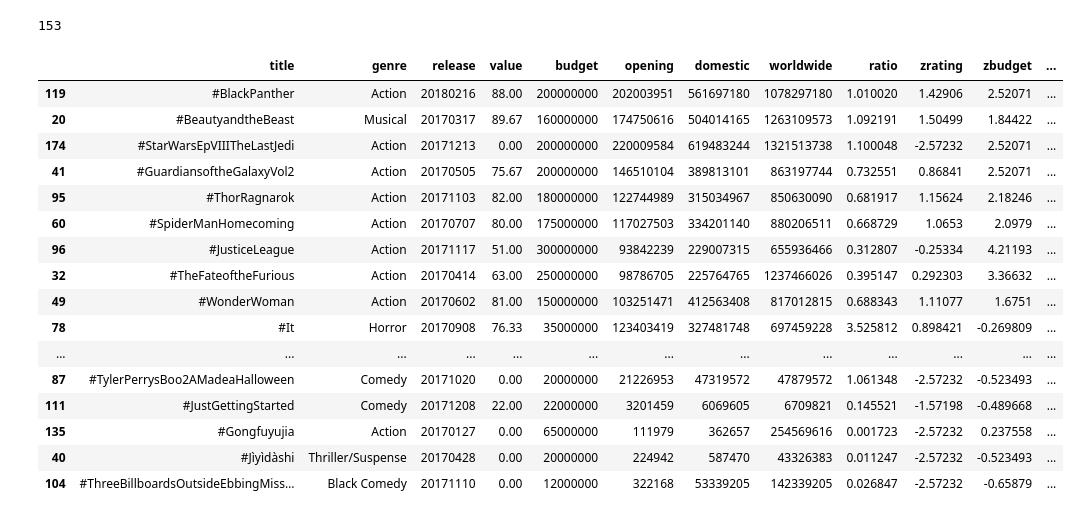
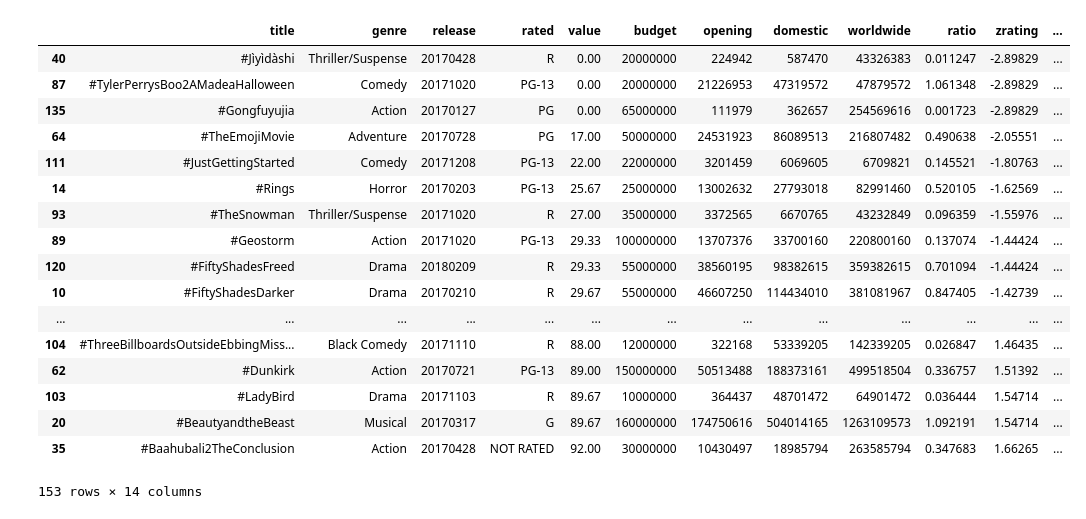
Before and after one commit to Jayleh/dream-reapers, a Jupyter notebook: grabmoviedata.ipynb, the cells around one changed output. Cells and saved outputs as stored; diff of their text form; code cells hidden in the pictures.

```diff
--- a/grabmoviedata.ipynb
+++ b/grabmoviedata.ipynb
@@ -73,5 +41,7 @@ nobudgetDF.head()
 # %%
-#get ids
+#get ids from movieDB
+#runs a query on key words to get ID that will be searched to grab a movie budget
+
 idList = []
 df = []
 
@@ -92,6 +62,7 @@ for index, row in nobudgetDF.iterrows():
 #     print (moviesJSON)
 #     print (len(json_file['results']))
 
+# grabs a list of all the release dates based on query
     try:
         dates = []
         for n in np.arange(len(moviesJSON)):
@@ -106,6 +77,9 @@ for index, row in nobudgetDF.iterrows():
     except:
         pass
 #         print ("no dates")
+
+#tries to match the release date on the database and the csv
+
     try:
         for number in dates:
 #             print (number)
@@ -129,6 +103,6 @@ for index, row in nobudgetDF.iterrows():
         print ("no id")
 
 idDF = pd.DataFrame(df)
-print (len(idDF))
-pd.options.display.max_rows = 999
-idDF.head()
+# print (len(idDF))
+# pd.options.display.max_rows = 999
+# idDF.head()
@@ -221,9 +170,10 @@ moviesDF.head()
 # %%
-# get ratings
+# get ratings (out of 100) and rated (G, PG, PG-13, R)
 moviesFinal =[]
 for index, row in moviesDF.iterrows():
     release = row['release']
     name = row['title']
+    #turns title name into hashtags and removes punctuation
     title = name.replace(" ","")
     title = title.replace(":","")
     title = title.replace("’","")
@@ -235,7 +185,8 @@ for index, row in moviesDF.iterrows():
     title = title.replace("&","")
     title = title.replace("$","")
     title = "#" + title
-    print (title)
+#     print (title)
+
     genre = row['genre']
     budget = row['budget']
     opening = row['opening']
@@ -248,7 +199,9 @@ for index, row in moviesDF.iterrows():
     ratings = []
     finalRatings = []
     try:
+        # attempt to get ratings from IMDB, Rotten Tomatoes, Metacritic
 
+        rated = ratingJSON['Rated']
         ratingJSON = ratingJSON['Ratings']
 #         print (ratingJSON)
         for x in np.arange(len(ratingJSON)):
@@ -272,15 +225,15 @@ for index, row in moviesDF.iterrows():
 #         print (avgRating)
     except:
         avgRating = 0
-
+# create final dataframe
     moviesFinalDict = {"release": release, "title":title, "genre":genre, "budget":budget,
                       "opening":opening, "ratio":rbratio, "domestic":domestic,
-                       "worldwide":worldwide, "value": avgRating}
+                       "worldwide":worldwide, "value": avgRating, "rated":rated}
     moviesFinal.append(moviesFinalDict)
 moviesFinalDF = pd.DataFrame(moviesFinal)
 
-moviesFinalDF = moviesFinalDF[['title','genre','release','value','budget','opening','domestic','worldwide', 'ratio']]
+moviesFinalDF = moviesFinalDF[['title','genre','release','rated','value','budget','opening','domestic','worldwide', 'ratio']]
 moviesFinalDF = moviesFinalDF.dropna(how='any')
 
-print (len(moviesFinalDF))
-moviesFinalDF.head()
+# print (len(moviesFinalDF))
+# moviesFinalDF
@@ -328,46 +240,48 @@ moviesFinalDF.head()
 # %%
+# add scores for movie and make a customized score
+
 moviesFinalDF['zrating'] = ''
 moviesFinalDF['zbudget'] = ''
 moviesFinalDF['zopening'] = ''
 moviesFinalDF['ztotal'] = ''
 ratingsMean = np.mean(moviesFinalDF['value'])
 ratingsSD = np.std(moviesFinalDF['value'])
 budgetMean = np.mean(moviesFinalDF['budget'])
 budgetSD = np.std(moviesFinalDF['budget'])
 openingMean = np.mean(moviesFinalDF['opening'])
 openingSD = np.std(moviesFinalDF['opening'])
 
 for index, movie in moviesFinalDF.iterrows():
     zrat = (movie['value'] - ratingsMean)/ratingsSD
     moviesFinalDF.set_value(index, 'zrating', zrat)
     zbud = (movie['budget'] - budgetMean)/budgetSD
     moviesFinalDF.set_value(index, 'zbudget', zbud)
     zope = (movie['opening'] - openingMean)/openingSD
     moviesFinalDF.set_value(index, 'zopening', zope)
     ztot = zrat + zbud + (2 * zope)
     moviesFinalDF.set_value(index, 'ztotal', ztot)
 
-moviesFinalDF = moviesFinalDF.sort_values(by =['ztotal'], ascending = False)
+moviesFinalDF = moviesFinalDF.sort_values(by =['value'])
 moviesFinalDF = moviesFinalDF.loc[(moviesFinalDF["budget"] >= 10000000)]
-print (len(moviesFinalDF))
+# print (len(moviesFinalDF))
 moviesFinalDF
 # %% [output]
+|  | title | genre | release | rated | value | budget | opening | domestic | worldwide | ratio | zrating | ... |
+| 40 | #Jìyìdàshi | Thriller/Suspense | 20170428 | R | 0.00 | 20000000 | 224942 | 587470 | 43326383 | 0.011247 | -2.89829 | ... |
+| 87 | #TylerPerrysBoo2AMadeaHalloween | Comedy | 20171020 | PG-13 | 0.00 | 20000000 | 21226953 | 47319572 | 47879572 | 1.061348 | -2.89829 | ... |
+| 135 | #Gongfuyujia | Action | 20170127 | PG | 0.00 | 65000000 | 111979 | 362657 | 254569616 | 0.001723 | -2.89829 | ... |
+| 64 | #TheEmojiMovie | Adventure | 20170728 | PG | 17.00 | 50000000 | 24531923 | 86089513 | 216807482 | 0.490638 | -2.05551 | ... |
+| 111 | #JustGettingStarted | Comedy | 20171208 | PG-13 | 22.00 | 22000000 | 3201459 | 6069605 | 6709821 | 0.145521 | -1.80763 | ... |
+| 14 | #Rings | Horror | 20170203 | PG-13 | 25.67 | 25000000 | 13002632 | 27793018 | 82991460 | 0.520105 | -1.62569 | ... |
+| 93 | #TheSnowman | Thriller/Suspense | 20171020 | R | 27.00 | 35000000 | 3372565 | 6670765 | 43232849 | 0.096359 | -1.55976 | ... |
+| 89 | #Geostorm | Action | 20171020 | PG-13 | 29.33 | 100000000 | 13707376 | 33700160 | 220800160 | 0.137074 | -1.44424 | ... |
+| 120 | #FiftyShadesFreed | Drama | 20180209 | R | 29.33 | 55000000 | 38560195 | 98382615 | 359382615 | 0.701094 | -1.44424 | ... |
+| 10 | #FiftyShadesDarker | Drama | 20170210 | R | 29.67 | 55000000 | 46607250 | 114434010 | 381081967 | 0.847405 | -1.42739 | ... |
+| ... | ... | ... | ... | ... | ... | ... | ... | ... | ... | ... | ... | ... |
+| 104 | #ThreeBillboardsOutsideEbbingMiss... | Black Comedy | 20171110 | R | 88.00 | 12000000 | 322168 | 53339205 | 142339205 | 0.026847 | 1.46435 | ... |
+| 62 | #Dunkirk | Action | 20170721 | PG-13 | 89.00 | 150000000 | 50513488 | 188373161 | 499518504 | 0.336757 | 1.51392 | ... |
+| 103 | #LadyBird | Drama | 20171103 | R | 89.67 | 10000000 | 364437 | 48701472 | 64901472 | 0.036444 | 1.54714 | ... |
+| 20 | #BeautyandtheBeast | Musical | 20170317 | G | 89.67 | 160000000 | 174750616 | 504014165 | 1263109573 | 1.092191 | 1.54714 | ... |
+| 35 | #Baahubali2TheConclusion | Action | 20170428 | NOT RATED | 92.00 | 30000000 | 10430497 | 18985794 | 263585794 | 0.347683 | 1.66265 | ... |
-153
+153 rows × 14 columns
-|  | title | genre | release | value | budget | opening | domestic | worldwide | ratio | zrating | zbudget | ... |
-| 119 | #BlackPanther | Action | 20180216 | 88.00 | 200000000 | 202003951 | 561697180 | 1078297180 | 1.010020 | 1.42906 | 2.52071 | ... |
-| 20 | #BeautyandtheBeast | Musical | 20170317 | 89.67 | 160000000 | 174750616 | 504014165 | 1263109573 | 1.092191 | 1.50499 | 1.84422 | ... |
-| 174 | #StarWarsEpVIIITheLastJedi | Action | 20171213 | 0.00 | 200000000 | 220009584 | 619483244 | 1321513738 | 1.100048 | -2.57232 | 2.52071 | ... |
-| 41 | #GuardiansoftheGalaxyVol2 | Action | 20170505 | 75.67 | 200000000 | 146510104 | 389813101 | 863197744 | 0.732551 | 0.86841 | 2.52071 | ... |
-| 95 | #ThorRagnarok | Action | 20171103 | 82.00 | 180000000 | 122744989 | 315034967 | 850630090 | 0.681917 | 1.15624 | 2.18246 | ... |
-| 60 | #SpiderManHomecoming | Action | 20170707 | 80.00 | 175000000 | 117027503 | 334201140 | 880206511 | 0.668729 | 1.0653 | 2.0979 | ... |
-| 96 | #JusticeLeague | Action | 20171117 | 51.00 | 300000000 | 93842239 | 229007315 | 655936466 | 0.312807 | -0.25334 | 4.21193 | ... |
-| 32 | #TheFateoftheFurious | Action | 20170414 | 63.00 | 250000000 | 98786705 | 225764765 | 1237466026 | 0.395147 | 0.292303 | 3.36632 | ... |
-| 49 | #WonderWoman | Action | 20170602 | 81.00 | 150000000 | 103251471 | 412563408 | 817012815 | 0.688343 | 1.11077 | 1.6751 | ... |
-| 78 | #It | Horror | 20170908 | 76.33 | 35000000 | 123403419 | 327481748 | 697459228 | 3.525812 | 0.898421 | -0.269809 | ... |
-| ... | ... | ... | ... | ... | ... | ... | ... | ... | ... | ... | ... | ... |
-| 87 | #TylerPerrysBoo2AMadeaHalloween | Comedy | 20171020 | 0.00 | 20000000 | 21226953 | 47319572 | 47879572 | 1.061348 | -2.57232 | -0.523493 | ... |
-| 111 | #JustGettingStarted | Comedy | 20171208 | 22.00 | 22000000 | 3201459 | 6069605 | 6709821 | 0.145521 | -1.57198 | -0.489668 | ... |
-| 135 | #Gongfuyujia | Action | 20170127 | 0.00 | 65000000 | 111979 | 362657 | 254569616 | 0.001723 | -2.57232 | 0.237558 | ... |
-| 40 | #Jìyìdàshi | Thriller/Suspense | 20170428 | 0.00 | 20000000 | 224942 | 587470 | 43326383 | 0.011247 | -2.57232 | -0.523493 | ... |
-| 104 | #ThreeBillboardsOutsideEbbingMiss… | Black Comedy | 20171110 | 0.00 | 12000000 | 322168 | 53339205 | 142339205 | 0.026847 | -2.57232 | -0.65879 | ... |
 # %%
```
Also changed, not shown: parts of 11 cells of this notebook, 4 other files.
